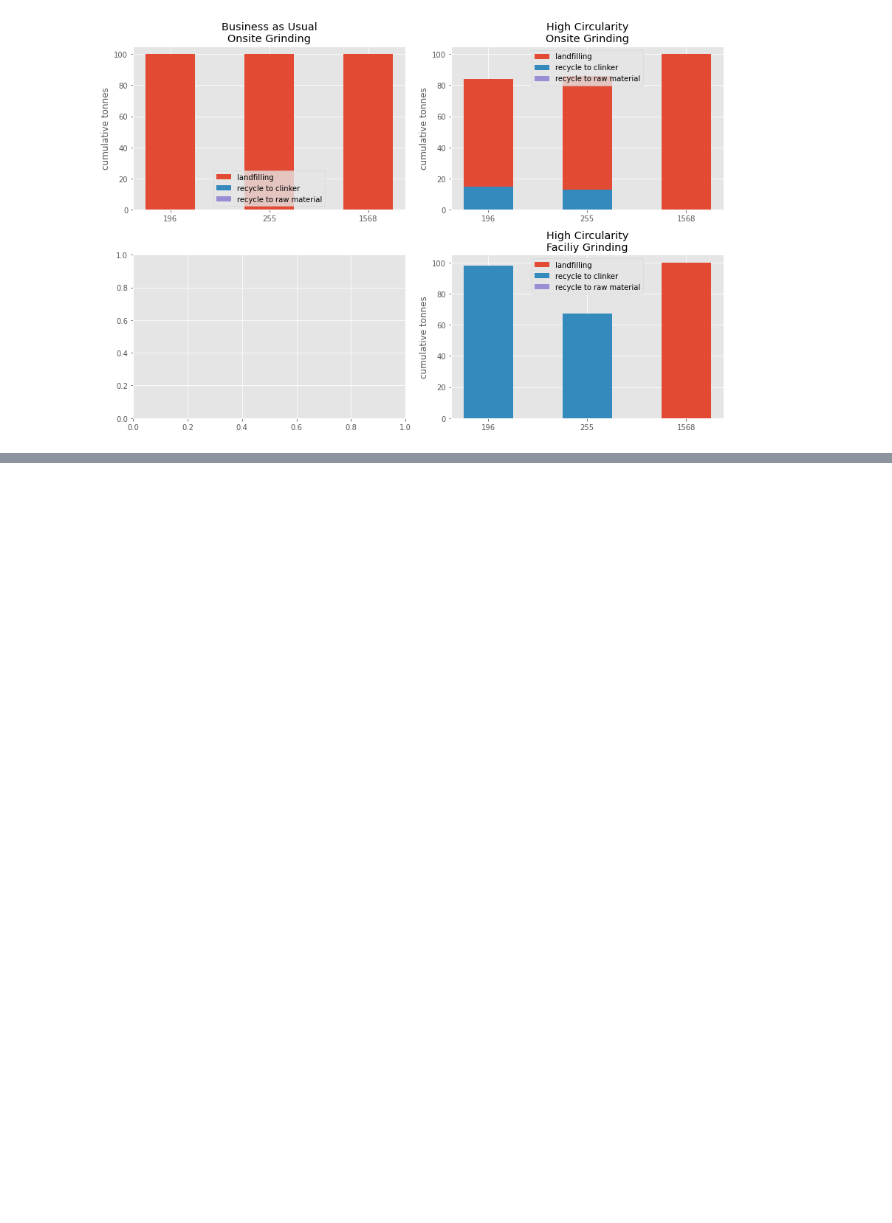
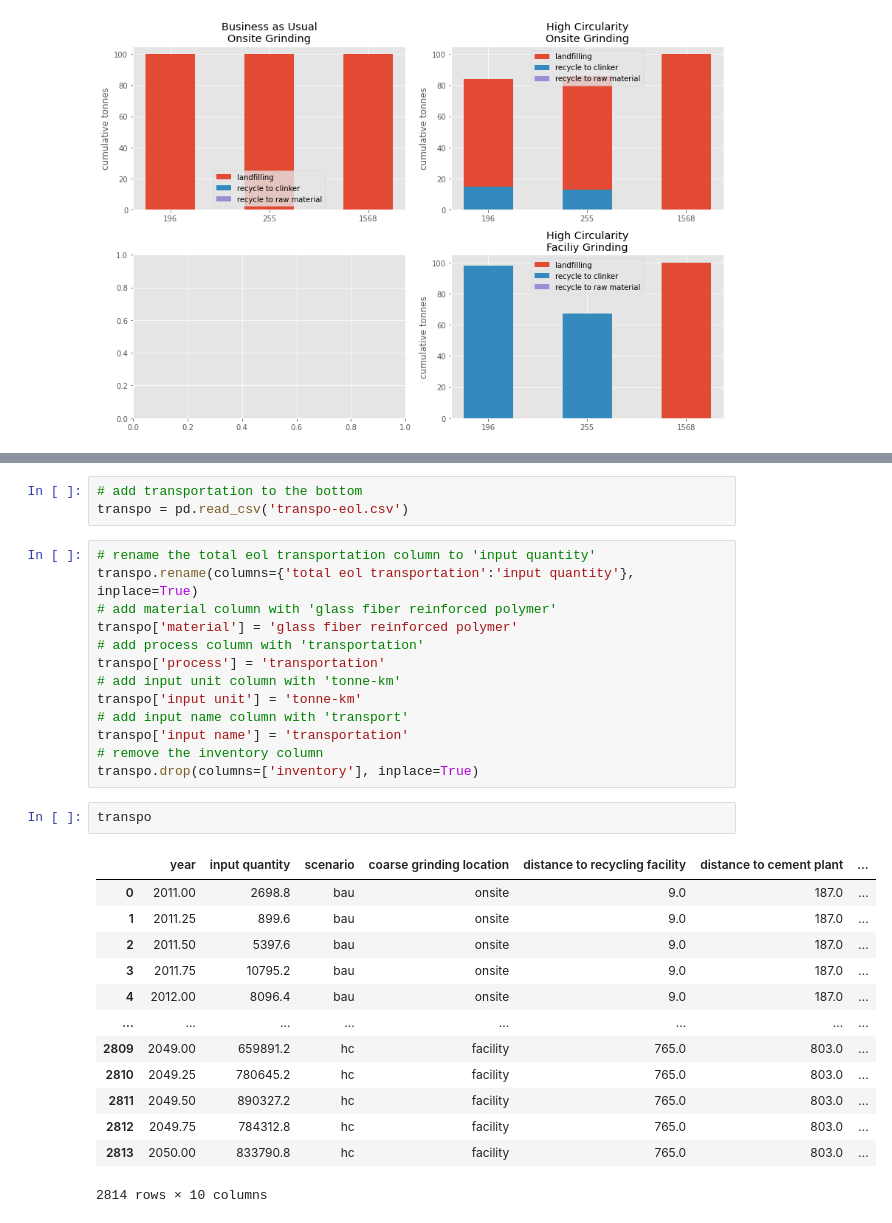
Before and after one commit to NREL/celavi, a Jupyter notebook: notebooks/CELAVI-Figures.ipynb, the cells around one changed output, grey strips where cells are left out. Drawn from its saved outputs; the diff is of its cells as text; blank space fills up the shorter version.

```diff
--- a/notebooks/CELAVI-Figures.ipynb
+++ b/notebooks/CELAVI-Figures.ipynb
@@ -447,0 +573,32 @@ Name: mass_frac, dtype: int32
+# %%
+# add transportation to the bottom
+transpo = pd.read_csv('transpo-eol.csv')
+# %%
+# rename the total eol transportation column to 'input quantity'
+transpo.rename(columns={'total eol transportation':'input quantity'}, inplace=True)
+# add material column with 'glass fiber reinforced polymer'
+transpo['material'] = 'glass fiber reinforced polymer'
+# add process column with 'transportation'
+transpo['process'] = 'transportation'
+# add input unit column with 'tonne-km'
+transpo['input unit'] = 'tonne-km'
+# add input name column with 'transport'
+transpo['input name'] = 'transportation'
+# remove the inventory column
+transpo.drop(columns=['inventory'], inplace=True)
+# %%
+transpo
+# %% [output]
+|  | year | input quantity | scenario | coarse grinding location | distance to recycling facility | distance to cement plant | ... |
+| 0 | 2011.00 | 2698.8 | bau | onsite | 9.0 | 187.0 | ... |
+| 1 | 2011.25 | 899.6 | bau | onsite | 9.0 | 187.0 | ... |
+| 2 | 2011.50 | 5397.6 | bau | onsite | 9.0 | 187.0 | ... |
+| 3 | 2011.75 | 10795.2 | bau | onsite | 9.0 | 187.0 | ... |
+| 4 | 2012.00 | 8096.4 | bau | onsite | 9.0 | 187.0 | ... |
+| ... | ... | ... | ... | ... | ... | ... | ... |
+| 2809 | 2049.00 | 659891.2 | hc | facility | 765.0 | 803.0 | ... |
+| 2810 | 2049.25 | 780645.2 | hc | facility | 765.0 | 803.0 | ... |
+| 2811 | 2049.50 | 890327.2 | hc | facility | 765.0 | 803.0 | ... |
+| 2812 | 2049.75 | 784312.8 | hc | facility | 765.0 | 803.0 | ... |
+| 2813 | 2050.00 | 833790.8 | hc | facility | 765.0 | 803.0 | ... |
+2814 rows × 10 columns
```
Also changed, not shown: parts of 14 cells of this notebook.
